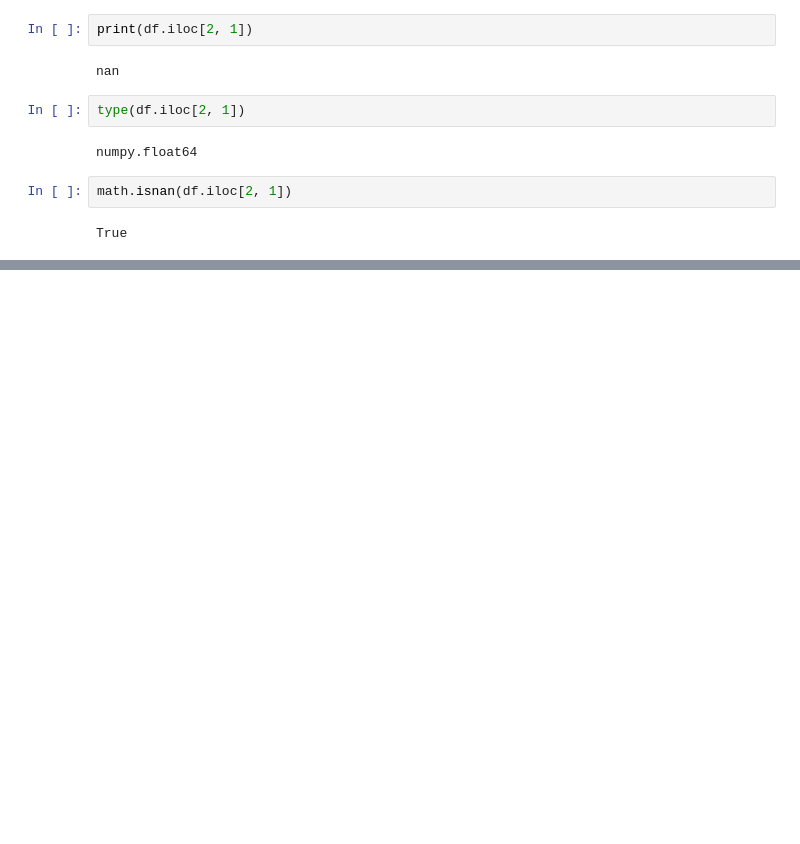
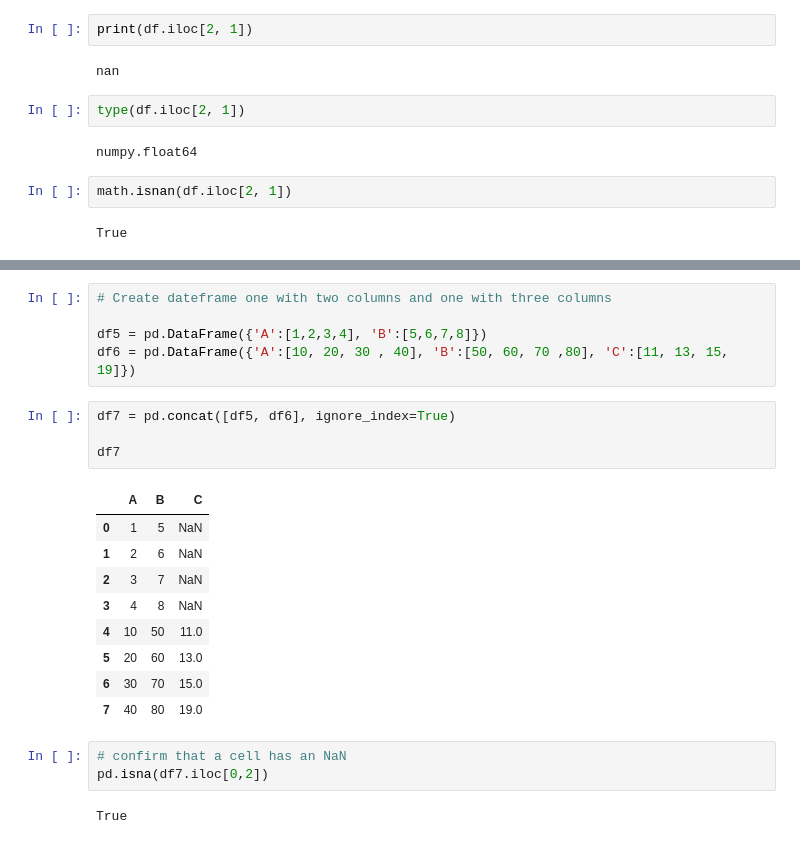
Before and after one commit to HeinoPortfolio/MS_Comp_Sci, a Jupyter notebook: 4 Data Analytics/MISC/Module_5.ipynb, the cells around one changed output, grey strips where cells are left out. Cells and saved outputs as stored; diff of their text form; blank space fills up the shorter version.

```diff
--- a/4 Data Analytics/MISC/Module_5.ipynb
+++ b/4 Data Analytics/MISC/Module_5.ipynb
@@ -133,0 +359,24 @@ True
+# %%
+# Create dateframe one with two columns and one with three columns
+
+df5 = pd.DataFrame({'A':[1,2,3,4], 'B':[5,6,7,8]})
+df6 = pd.DataFrame({'A':[10, 20, 30 , 40], 'B':[50, 60, 70 ,80], 'C':[11, 13, 15, 19]})
+# %%
+df7 = pd.concat([df5, df6], ignore_index=True)
+
+df7
+# %% [output]
+|  | A | B | C |
+| 0 | 1 | 5 | NaN |
+| 1 | 2 | 6 | NaN |
+| 2 | 3 | 7 | NaN |
+| 3 | 4 | 8 | NaN |
+| 4 | 10 | 50 | 11.0 |
+| 5 | 20 | 60 | 13.0 |
+| 6 | 30 | 70 | 15.0 |
+| 7 | 40 | 80 | 19.0 |
+# %%
+# confirm that a cell has an NaN
+pd.isna(df7.iloc[0,2])
+# %% [output]
+True
```
Also changed, not shown: parts of 38 cells of this notebook.
